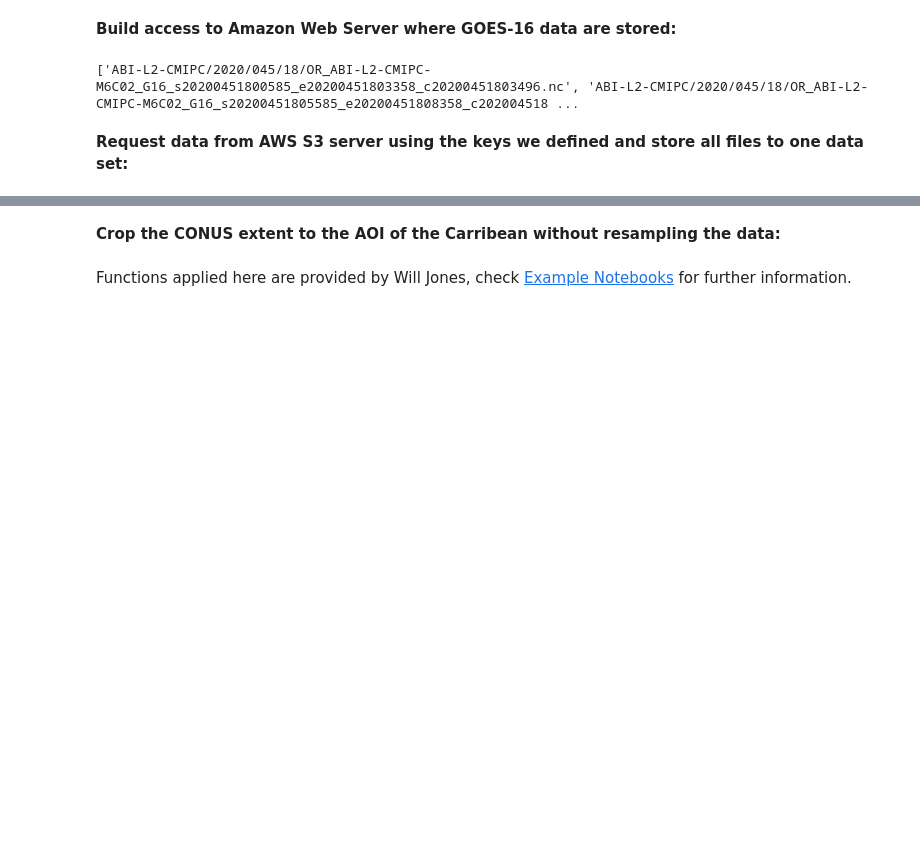
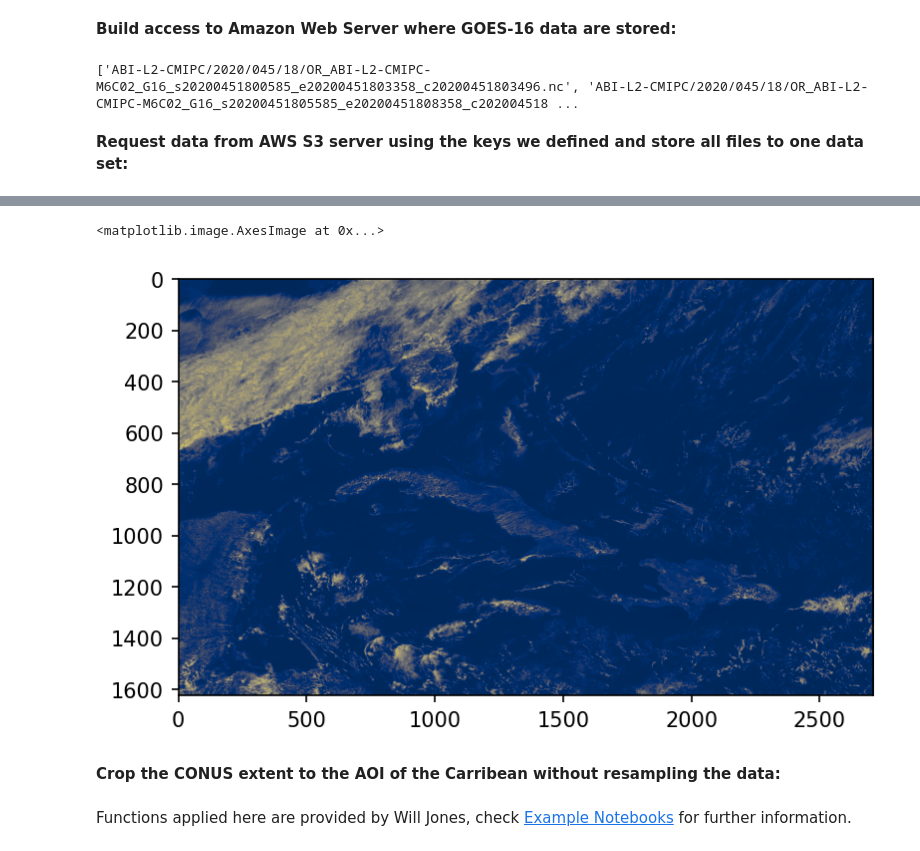
Before and after one commit to tobac-project/tobac-tutorials, a Jupyter notebook: themes/tobac_v1/Example_VIS_Tracking_Satellite/Example_VIS_Tracking_Satellite.ipynb, the cells around one changed output, grey strips where cells are left out. Saved outputs shown, nothing was run; the diff lists cells and outputs as text; code cells hidden in the pictures; blank space fills up the shorter version.

```diff
--- a/themes/tobac_v1/Example_VIS_Tracking_Satellite/Example_VIS_Tracking_Satellite.ipynb
+++ b/themes/tobac_v1/Example_VIS_Tracking_Satellite/Example_VIS_Tracking_Satellite.ipynb
@@ -132,0 +148,5 @@ Data variables:
+# %%
+DS["x"] = DS["x"]*h
+DS["y"] = DS["y"]*h
+# %%
+DS_R = DS.rio.reproject("epsg:4326")
@@ -133,3 +173,19 @@ Data variables:
+# %%
+min_lon = -90.0
+min_lat = 15.0
+max_lon = -65.0
+max_lat = 30.0
+
+mask_lon = (DS_R.x >= min_lon) & (DS_R.x <= max_lon)
+mask_lat = (DS_R.y >= min_lat) & (DS_R.y <= max_lat)
+# %%
+cropped_ds = DS_R.where(mask_lon & mask_lat, drop=True)
+# %%
+fig = plt.figure(dpi=150)
+plt.imshow(cropped_ds.CMI[5], cmap="cividis", origin='upper', vmin=0, vmax=1)
+# %% [output]
+<matplotlib.image.AxesImage at 0x...>
+[figure, added]
 # %% [markdown]
 **Crop the CONUS extent to the AOI of the Carribean without resampling the data:**
 # %% [markdown]
```
Also changed, not shown: parts of 34 cells of this notebook.
